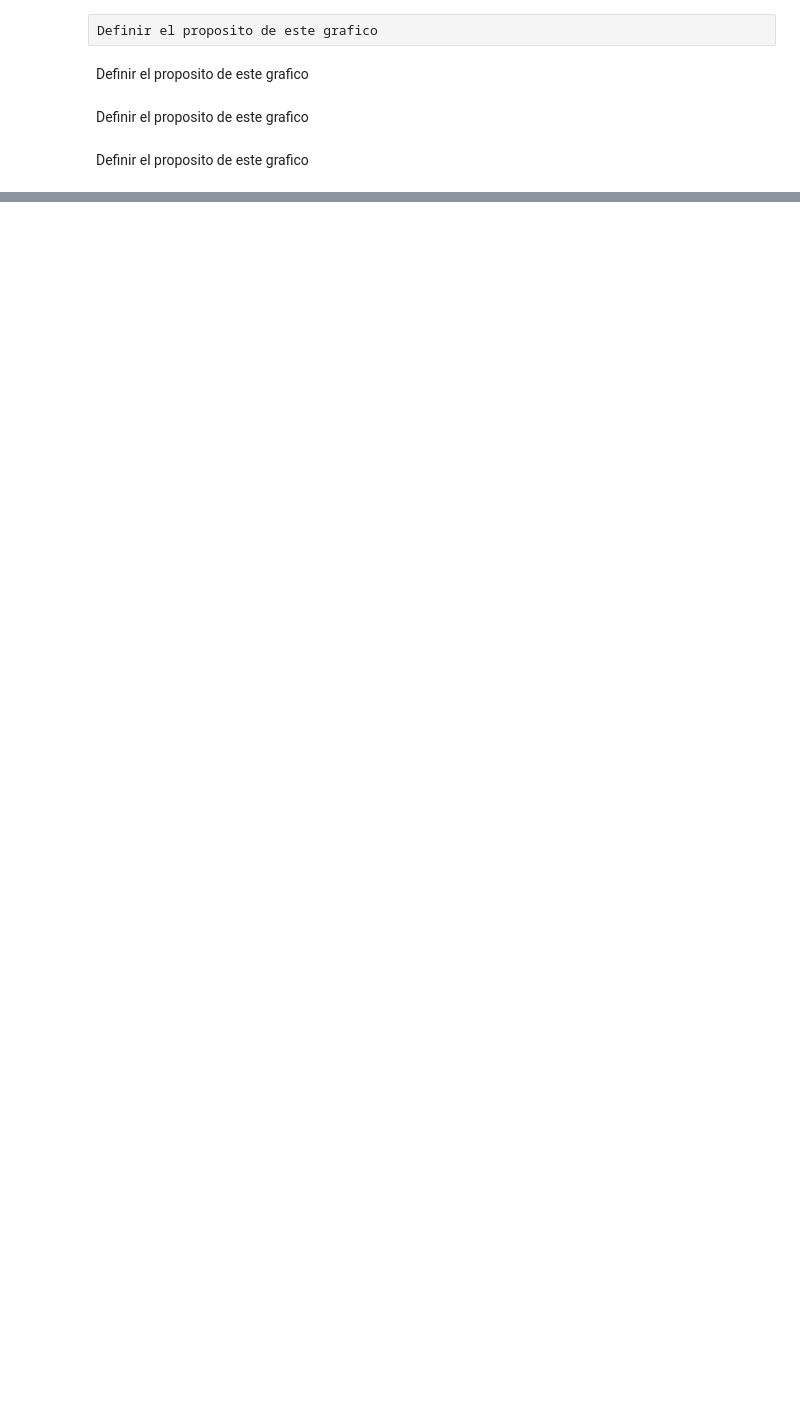
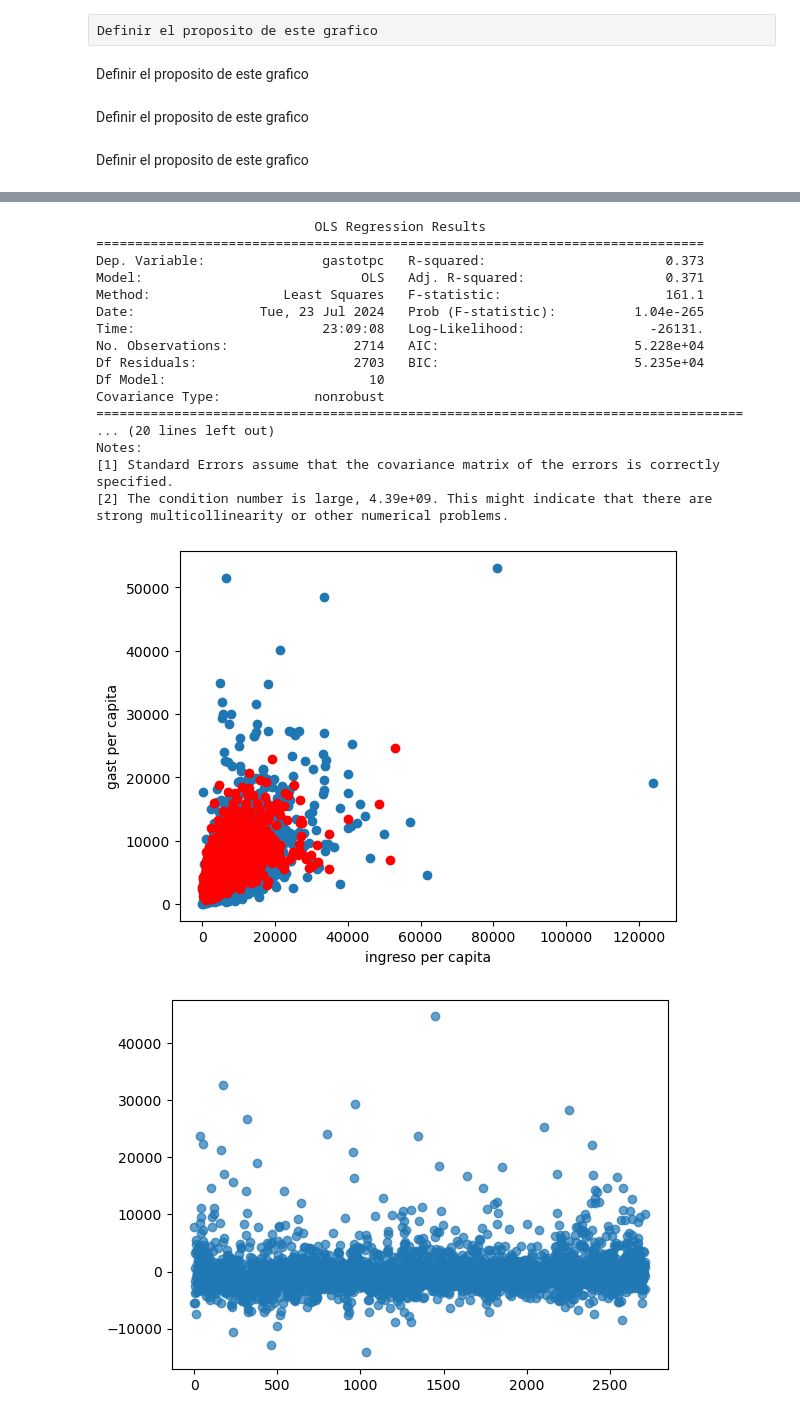
Before and after one commit to ivanfederodriguez/ENGHO, a Jupyter notebook: ENGHO Notebook.ipynb, the cells around one changed output, grey strips where cells are left out. Drawn from its saved outputs; the diff is of its cells as text; code cells hidden in the pictures; blank space fills up the shorter version.

```diff
--- a/ENGHO Notebook.ipynb
+++ b/ENGHO Notebook.ipynb
@@ -210 +249,46 @@ strong multicollinearity or other numerical problems.
+# %%
+  #Region 4
+fdata_nea = filtro1(data, 4, region=True)
+n = fdata_nea.shape[0]
+'''
+X = fdata_nea['ingpch']
+X = sm.add_constant(X)
+y = fdata_nea[['gastotpc']]
+reg1 = sm.OLS(y, X).fit()
+print(reg1.summary())
+'''
+X = fdata_nea[['ingpch','ingpch2','clima_educativo', 'asalariado', 'casado','regten', 'propauto', 'edad_25/34', 'edad_35/49', 'edad65_mas']]
+X = sm.add_constant(X)
+y = fdata_nea[['gastotpc']]
+reg2 = sm.OLS(y, X).fit()
+print(reg2.summary())
+predicciones = reg2.predict(X)
+plt.scatter(fdata_nea['ingpch'],fdata_nea['gastotpc'])
+plt.scatter(fdata_nea['gastotpc'], predicciones, label='Valores predichos', color='red')
+plt.ylabel('gast per capita')
+plt.xlabel('ingreso per capita')
+plt.show()
+residuos = reg2.resid
+plt.scatter(range(len(residuos)), residuos, alpha=0.7)
+plt.show()
+# %% [output]
+                            OLS Regression Results
+==============================================================================
+Dep. Variable:               gastotpc   R-squared:                       0.373
+Model:                            OLS   Adj. R-squared:                  0.371
+Method:                 Least Squares   F-statistic:                     161.1
+Date:                Tue, 23 Jul 2024   Prob (F-statistic):          1.04e-265
+Time:                        23:09:08   Log-Likelihood:                -26131.
+No. Observations:                2714   AIC:                         5.228e+04
+Df Residuals:                    2703   BIC:                         5.235e+04
+Df Model:                          10
+Covariance Type:            nonrobust
+===================================================================================
+... (20 lines left out)
+Notes:
+[1] Standard Errors assume that the covariance matrix of the errors is correctly specified.
+[2] The condition number is large, 4.39e+09. This might indicate that there are
+strong multicollinearity or other numerical problems.
+[figure, added]
+[figure, added]
 # %%
```
Also changed, not shown: parts of 12 cells of this notebook.
